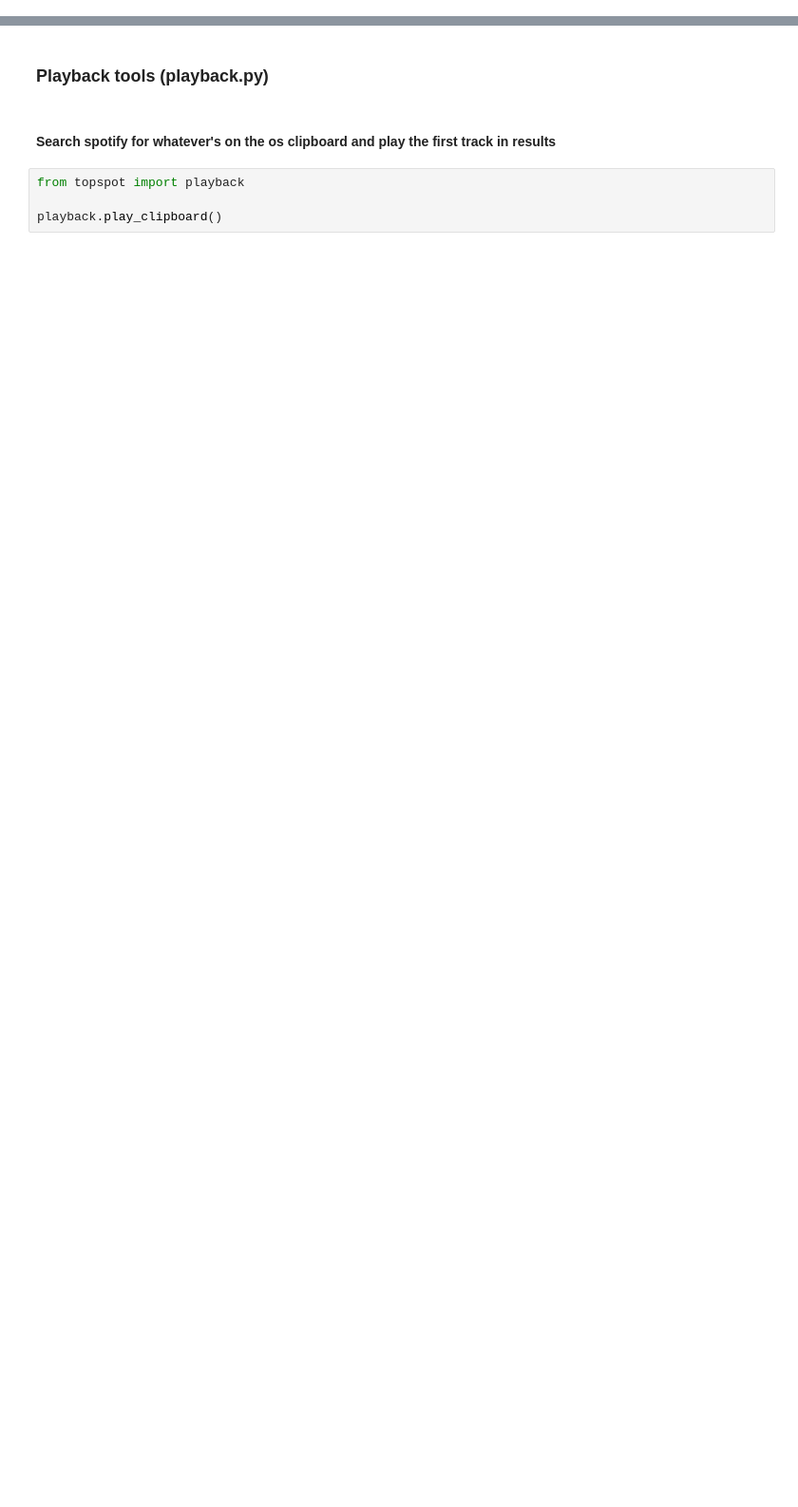
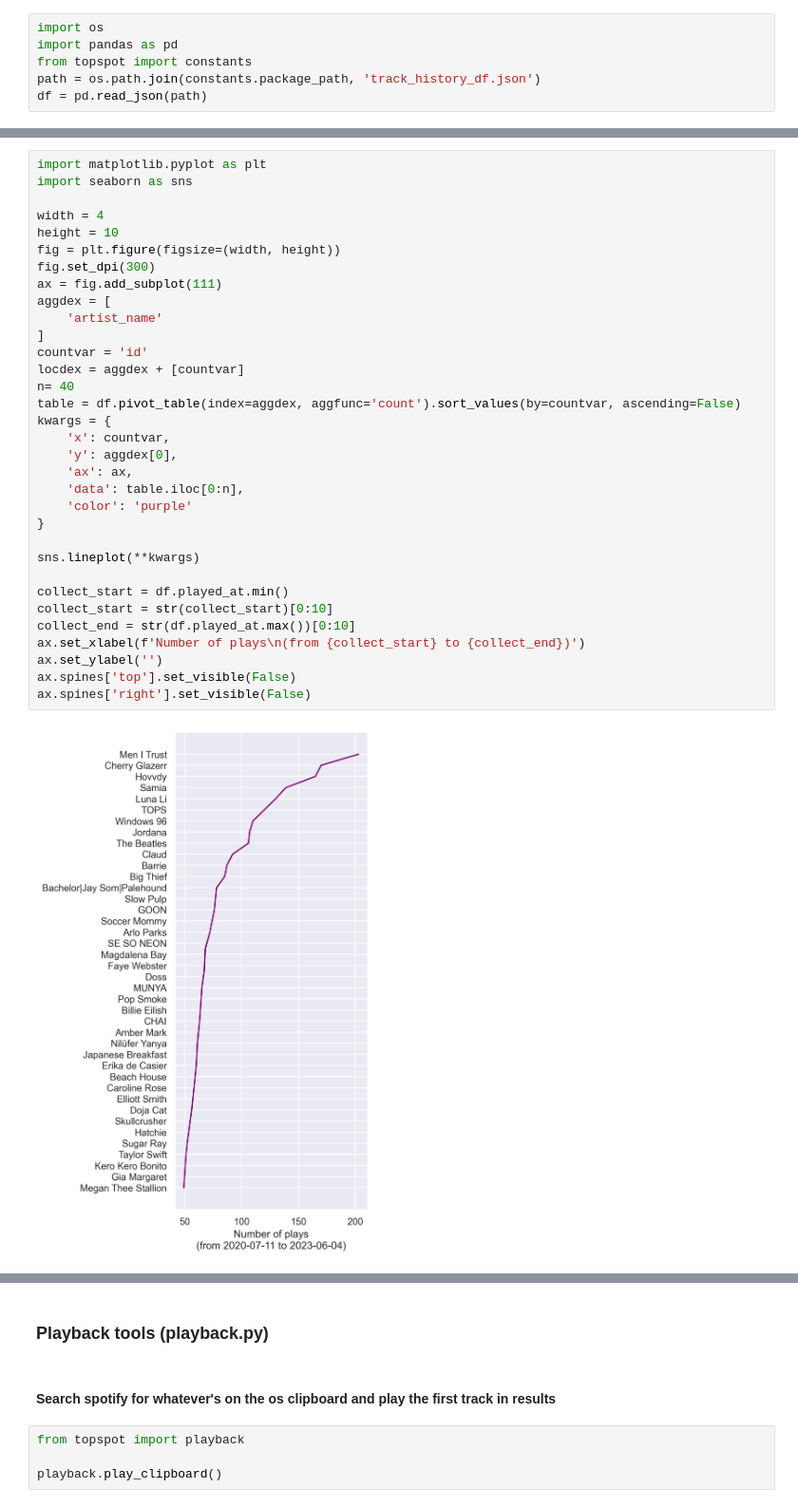
Before and after one commit to johnpcooper/topspot, a Jupyter notebook: notebooks/wiki.ipynb, the cells around one changed output, grey strips where cells are left out. Shown: that part at 95% size. Saved outputs shown, nothing was run; the diff lists cells and outputs as text; blank space fills up the shorter version.

Commit message:
updated history access and plotting

```diff
--- a/notebooks/wiki.ipynb
+++ b/notebooks/wiki.ipynb
@@ -51,0 +51,6 @@ len(df)
+# %%
+import os
+import pandas as pd
+from topspot import constants
+path = os.path.join(constants.package_path, 'track_history_df.json')
+df = pd.read_json(path)
@@ -51,0 +59,35 @@ len(df)
+# %%
+import matplotlib.pyplot as plt
+import seaborn as sns
+
+width = 4
+height = 10
+fig = plt.figure(figsize=(width, height))
+fig.set_dpi(300)
+ax = fig.add_subplot(111)
+aggdex = [
+    'artist_name'
+]
+countvar = 'id'
+locdex = aggdex + [countvar]
+n= 40
+table = df.pivot_table(index=aggdex, aggfunc='count').sort_values(by=countvar, ascending=False)
+kwargs = {
+    'x': countvar,
+    'y': aggdex[0],
+    'ax': ax,
+    'data': table.iloc[0:n],
+    'color': 'purple'
+}
+
+sns.lineplot(**kwargs)
+
+collect_start = df.played_at.min()
+collect_start = str(collect_start)[0:10]
+collect_end = str(df.played_at.max())[0:10]
+ax.set_xlabel(f'Number of plays\n(from {collect_start} to {collect_end})')
+ax.set_ylabel('')
+ax.spines['top'].set_visible(False)
+ax.spines['right'].set_visible(False)
+# %% [output]
+[figure, added]
```
Also changed, not shown: parts of 17 cells of this notebook.
